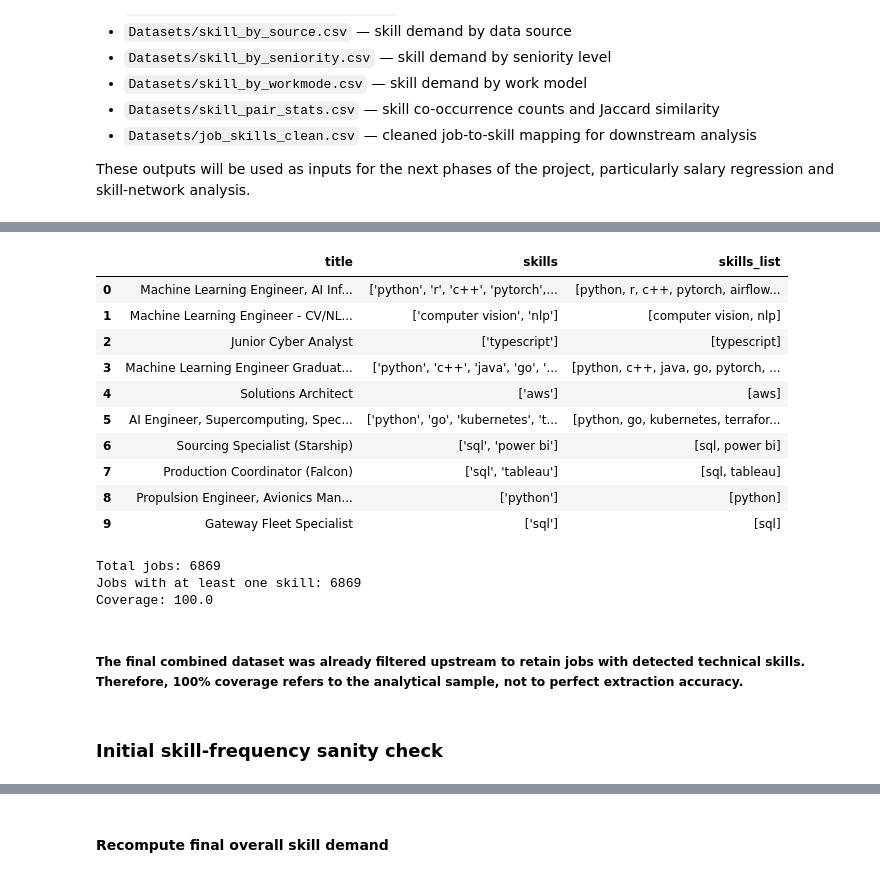
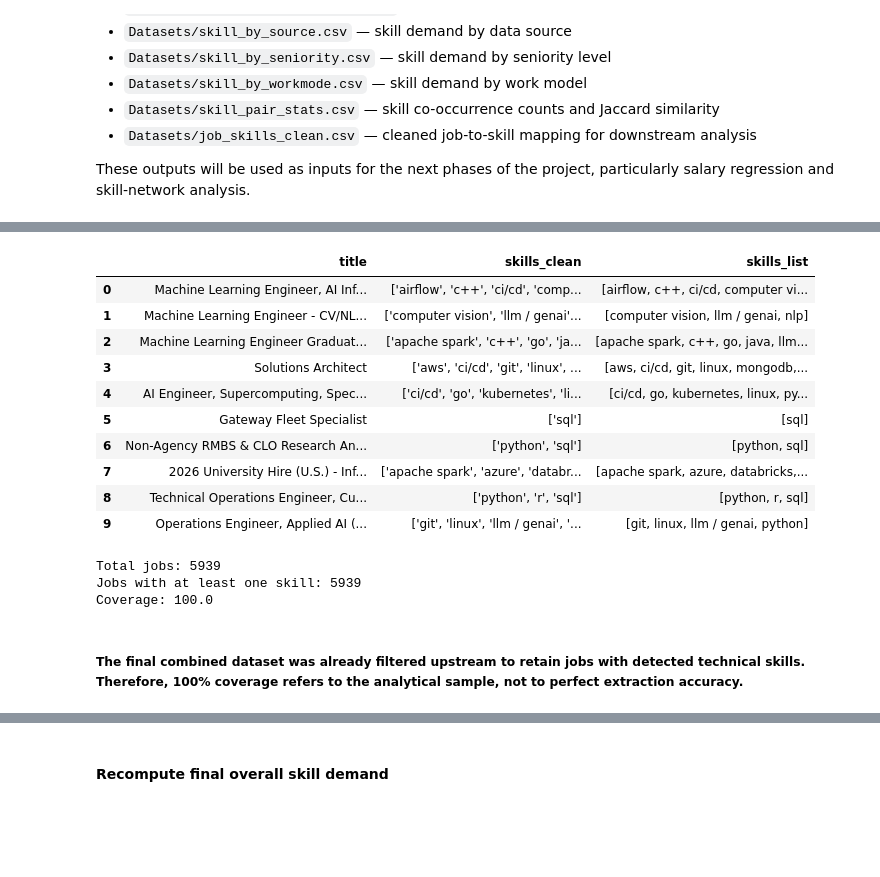
Before and after one commit to Noadori34/Web-analytics-project, a Jupyter notebook: 02_skill_analysis.ipynb, the cells around one changed output, grey strips where cells are left out. Cells and saved outputs as stored; diff of their text form; code cells hidden in the pictures; blank space fills up the shorter version.

```diff
--- a/02_skill_analysis.ipynb
+++ b/02_skill_analysis.ipynb
@@ -37,7 +43,7 @@ from itertools import combinations
 from collections import Counter
 
 # Load Silvia's final combined dataset
-df = pd.read_csv("Datasets/combined_data.csv")
+df = pd.read_csv("/content/drive/MyDrive/final_combined_data_tech_only.csv")
 
 print("Dataset shape:", df.shape)
 print("\nColumns:")
@@ -84,44 +90,44 @@ dtype: int64
 # %%
 # Parsing the Skills field
 
 def parse_skills(value):
     if pd.isna(value):
         return []
 
     if isinstance(value, list):
         return value
 
     try:
         parsed = ast.literal_eval(value)
 
         if isinstance(parsed, list):
             return [
                 str(skill).strip()
                 for skill in parsed
                 if str(skill).strip()
             ]
 
     except (ValueError, SyntaxError):
         pass
 
     return []
 
-df["skills_list"] = df["skills"].apply(parse_skills)
+df["skills_list"] = df["skills_clean"].apply(parse_skills)
 df["skill_count"] = df["skills_list"].apply(len)
 
-df[["title", "skills", "skills_list"]].head(10)
+df[["title", "skills_clean", "skills_list"]].head(10)
 # %% [output]
-|  | title | skills | skills_list |
-| 0 | Machine Learning Engineer, AI Inf... | ['python', 'r', 'c++', 'pytorch',... | [python, r, c++, pytorch, airflow... |
-| 1 | Machine Learning Engineer - CV/NL... | ['computer vision', 'nlp'] | [computer vision, nlp] |
-| 2 | Junior Cyber Analyst | ['typescript'] | [typescript] |
-| 3 | Machine Learning Engineer Graduat... | ['python', 'c++', 'java', 'go', '... | [python, c++, java, go, pytorch, ... |
-| 4 | Solutions Architect | ['aws'] | [aws] |
-| 5 | AI Engineer, Supercomputing, Spec... | ['python', 'go', 'kubernetes', 't... | [python, go, kubernetes, terrafor... |
-| 6 | Sourcing Specialist (Starship) | ['sql', 'power bi'] | [sql, power bi] |
-| 7 | Production Coordinator (Falcon) | ['sql', 'tableau'] | [sql, tableau] |
-| 8 | Propulsion Engineer, Avionics Man... | ['python'] | [python] |
-| 9 | Gateway Fleet Specialist | ['sql'] | [sql] |
+|  | title | skills_clean | skills_list |
+| 0 | Machine Learning Engineer, AI Inf... | ['airflow', 'c++', 'ci/cd', 'comp... | [airflow, c++, ci/cd, computer vi... |
+| 1 | Machine Learning Engineer - CV/NL... | ['computer vision', 'llm / genai'... | [computer vision, llm / genai, nlp] |
+| 2 | Machine Learning Engineer Graduat... | ['apache spark', 'c++', 'go', 'ja... | [apache spark, c++, go, java, llm... |
+| 3 | Solutions Architect | ['aws', 'ci/cd', 'git', 'linux', ... | [aws, ci/cd, git, linux, mongodb,... |
+| 4 | AI Engineer, Supercomputing, Spec... | ['ci/cd', 'go', 'kubernetes', 'li... | [ci/cd, go, kubernetes, linux, py... |
+| 5 | Gateway Fleet Specialist | ['sql'] | [sql] |
+| 6 | Non-Agency RMBS & CLO Research An... | ['python', 'sql'] | [python, sql] |
+| 7 | 2026 University Hire (U.S.) - Inf... | ['apache spark', 'azure', 'databr... | [apache spark, azure, databricks,... |
+| 8 | Technical Operations Engineer, Cu... | ['python', 'r', 'sql'] | [python, r, sql] |
+| 9 | Operations Engineer, Applied AI (... | ['git', 'linux', 'llm / genai', '... | [git, linux, llm / genai, python] |
 # %%
 # Document the analytical sample
 
@@ -132,10 +138,8 @@ print("Total jobs:", total_jobs)
 print("Jobs with at least one skill:", jobs_with_skills)
 print("Coverage:", jobs_with_skills / total_jobs * 100)
 # %% [output]
-Total jobs: 6869
-Jobs with at least one skill: 6869
+Total jobs: 5939
+Jobs with at least one skill: 5939
 Coverage: 100.0
 # %% [markdown]
 ##### The final combined dataset was already filtered upstream to retain jobs with detected technical skills. Therefore, 100% coverage refers to the analytical sample, not to perfect extraction accuracy.
-# %% [markdown]
-### <b>Initial skill-frequency sanity check</b>
```
Also changed, not shown: parts of 26 cells of this notebook, 14 other files.
